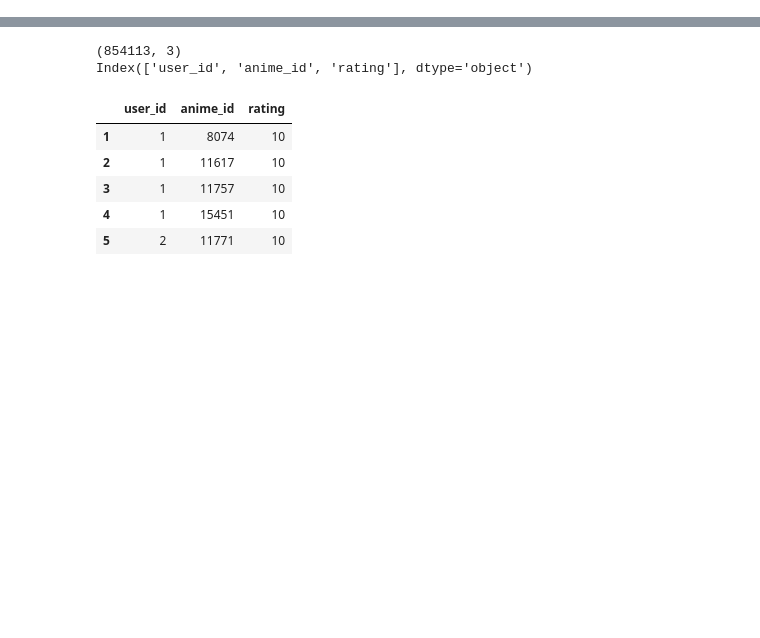
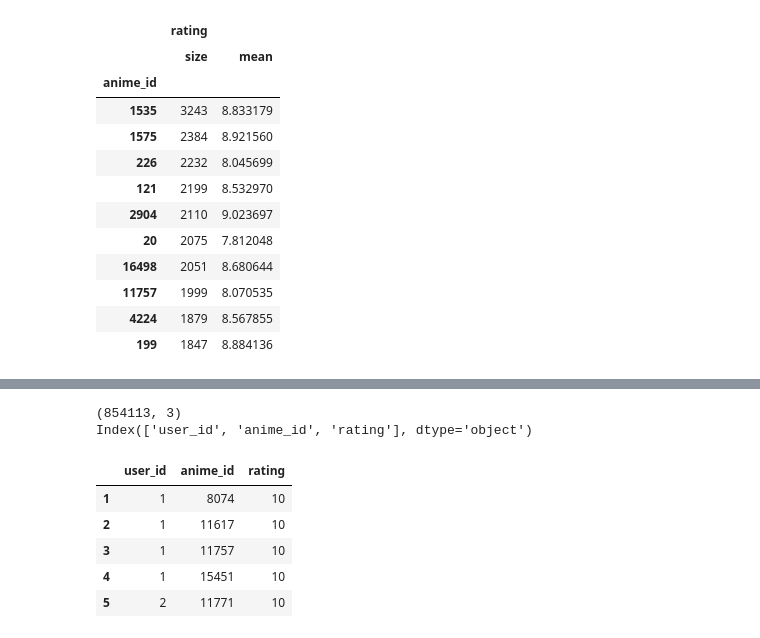
Before and after one commit to Capstone-Project-group/Recommender-System, a Jupyter notebook: Data-Prep.ipynb, the cells around one changed output, grey strips where cells are left out. Cells and saved outputs as stored; diff of their text form; code cells hidden in the pictures; blank space fills up the shorter version.

```diff
--- a/Data-Prep.ipynb
+++ b/Data-Prep.ipynb
@@ -59,0 +58,17 @@ anime_rating_count.head(10)
+# %%
+most_rated_anime = anime_properties.sort_values(('rating', 'size'), ascending=False)
+most_rated_anime.head(10)
+# %% [output]
+|  | rating |  |
+|  | size | mean |
+| anime_id |  |  |
+| 1535 | 3243 | 8.833179 |
+| 1575 | 2384 | 8.921560 |
+| 226 | 2232 | 8.045699 |
+| 121 | 2199 | 8.532970 |
+| 2904 | 2110 | 9.023697 |
+| 20 | 2075 | 7.812048 |
+| 16498 | 2051 | 8.680644 |
+| 11757 | 1999 | 8.070535 |
+| 4224 | 1879 | 8.567855 |
+| 199 | 1847 | 8.884136 |
```
Also changed, not shown: parts of 21 cells of this notebook, 2 other files.
